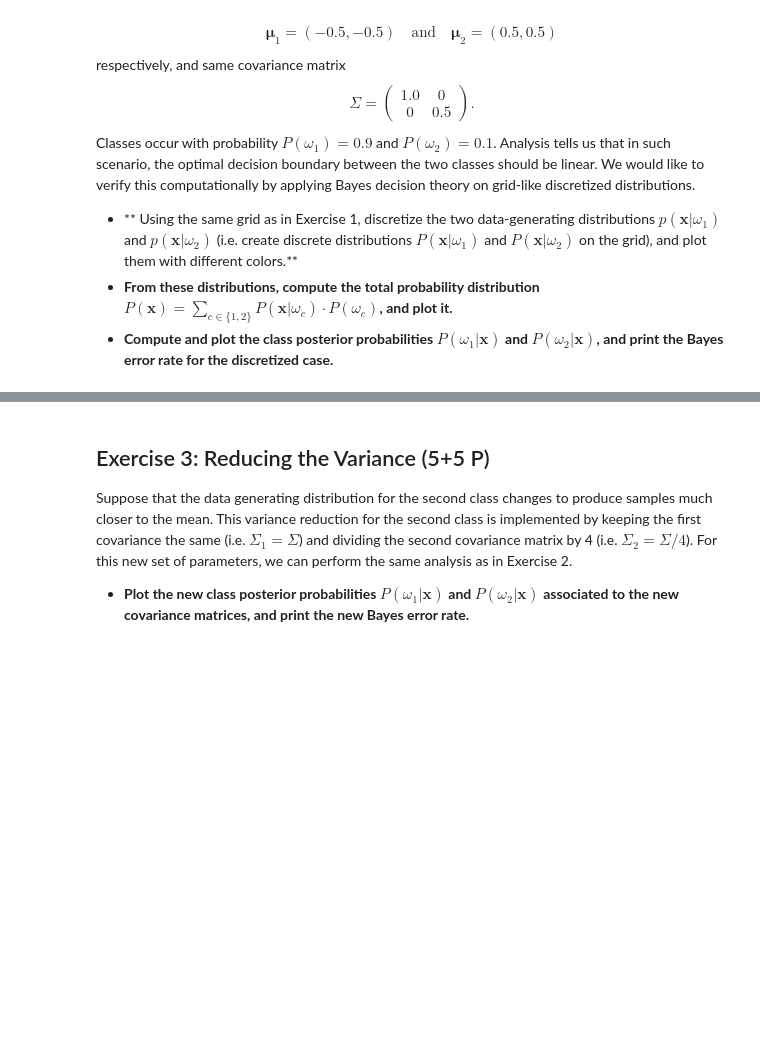
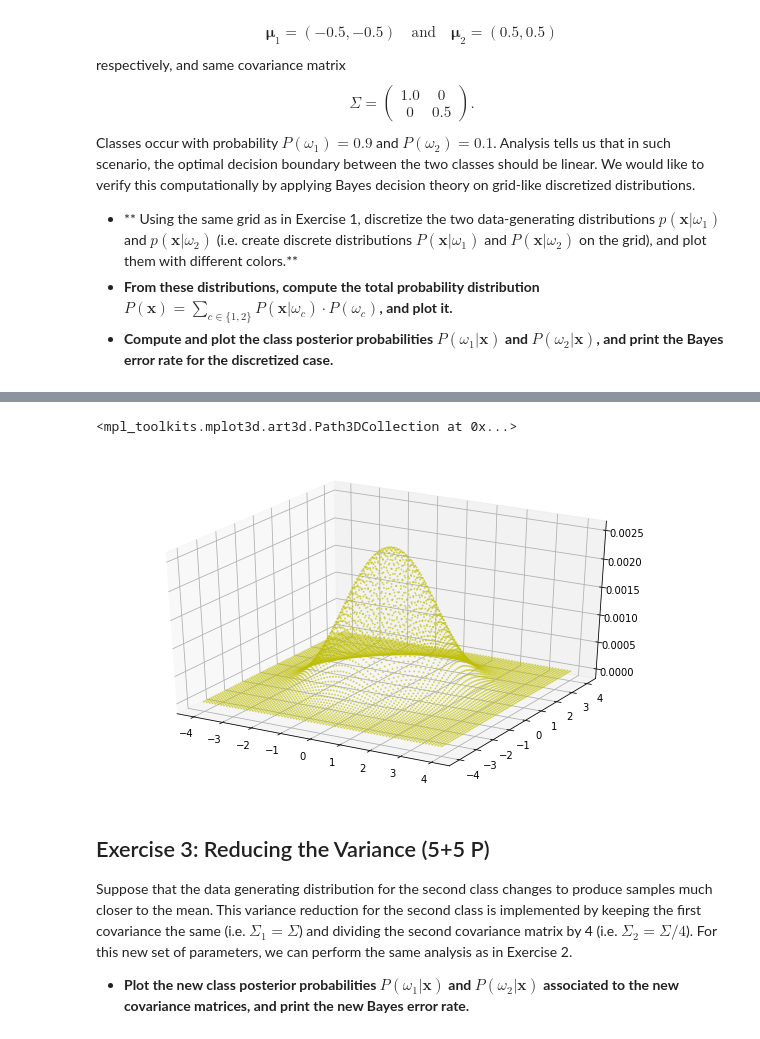
Before and after one commit to oleksa-oleksa/Python, a Jupyter notebook: Machine_Learning/sheet01_Bayes_Decision_Theory.ipynb, the cells around one changed output, grey strips where cells are left out. Cells and saved outputs as stored; diff of their text form; code cells hidden in the pictures; blank space fills up the shorter version.

```diff
--- a/Machine_Learning/sheet01_Bayes_Decision_Theory.ipynb
+++ b/Machine_Learning/sheet01_Bayes_Decision_Theory.ipynb
@@ -173,3 +175,13 @@ solutions.s2b()
+# %%
+### REPLACE BY YOUR CODE
+PW_total = PW1 + PW2
+fig = plt.figure(figsize=(10,6))
+ax = plt.axes(projection='3d')
+ax.scatter(X,Y,PW_total,s=1,alpha=0.5, color='y')
+###
+# %% [output]
+<mpl_toolkits.mplot3d.art3d.Path3DCollection at 0x...>
+[figure, added]
 # %%
 ### REPLACE BY YOUR CODE
 import solutions
```
Also changed, not shown: parts of 2 cells of this notebook.
